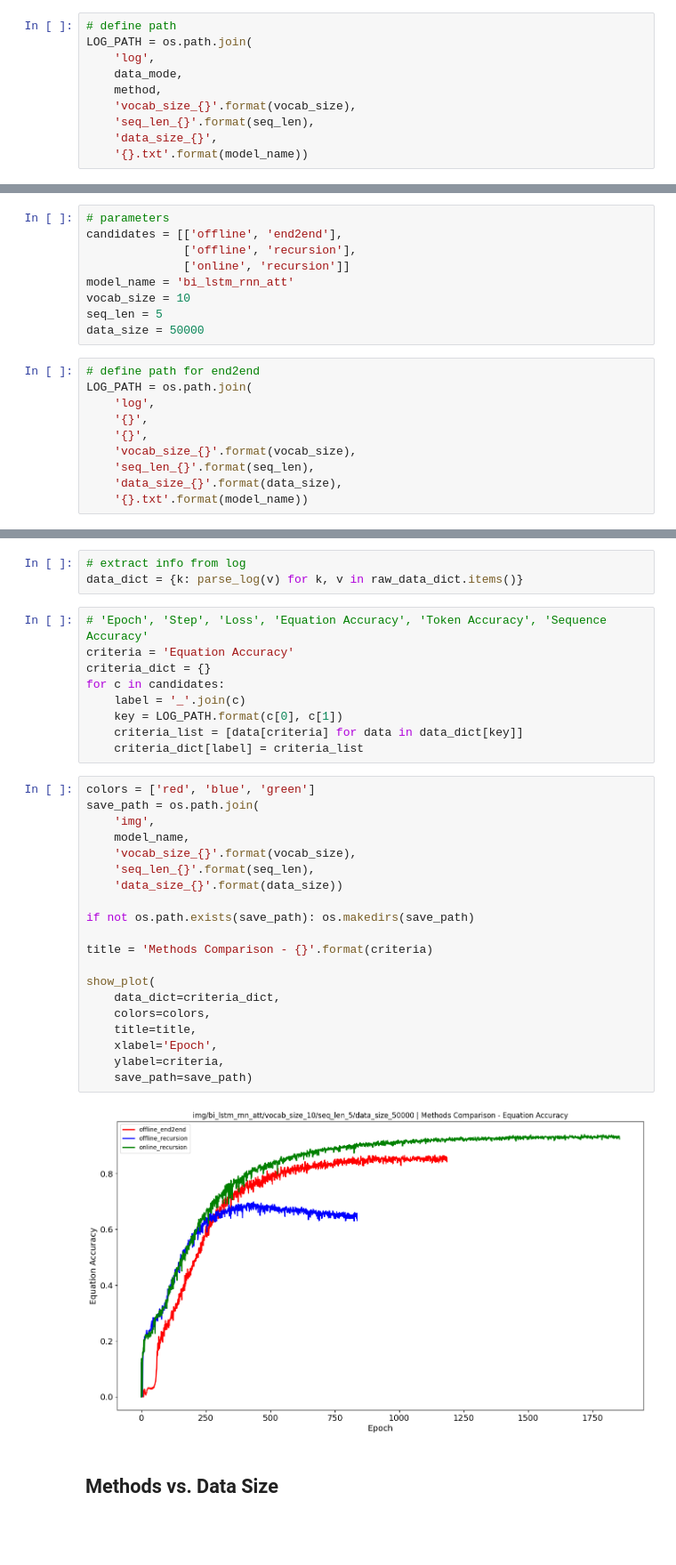
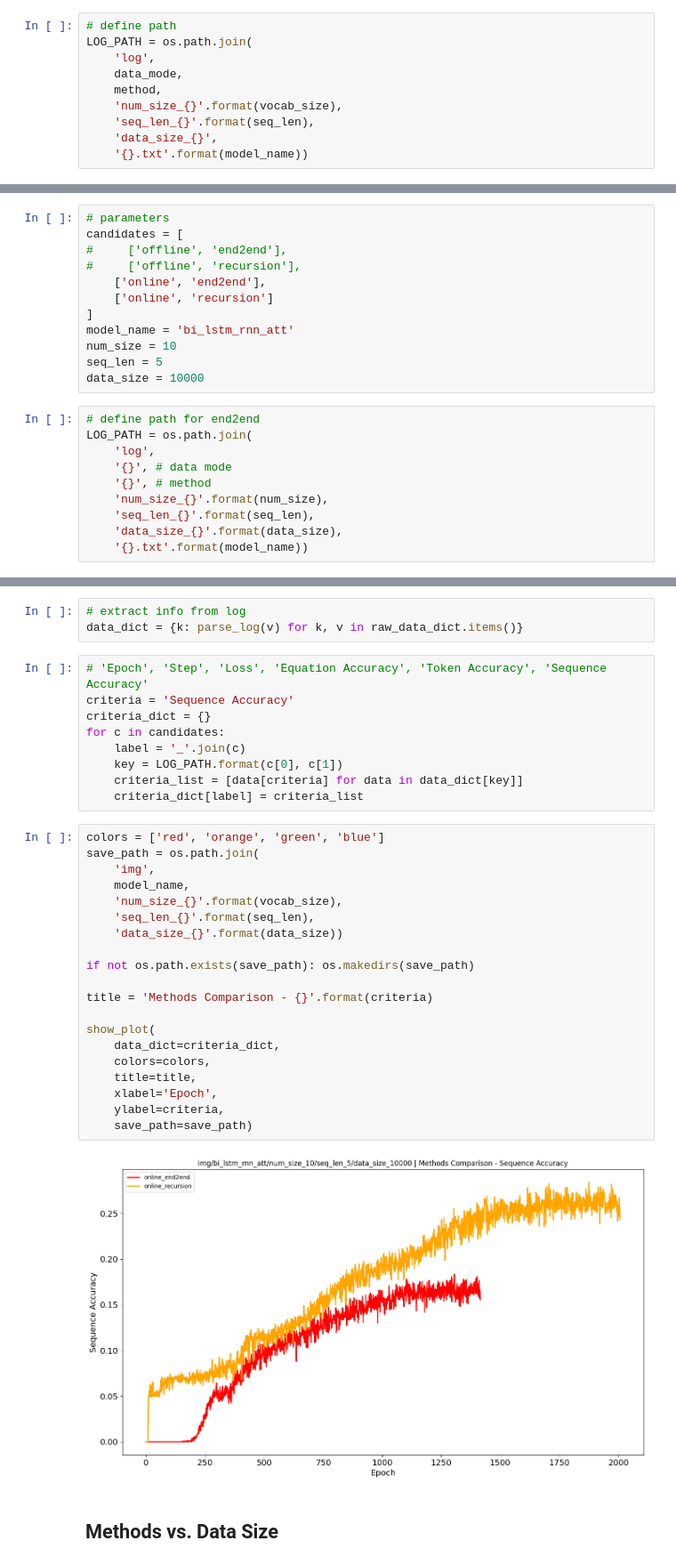
Before and after one commit to ShiningLab/Recurrent-Text-Editing, a Jupyter notebook: main/res/evaluation_plot.ipynb, the cells around one changed output, grey strips where cells are left out. Shown: that part at 89% size. Drawn from its saved outputs; the diff is of its cells as text; blank space fills up the shorter version.

```diff
--- a/main/res/evaluation_plot.ipynb
+++ b/main/res/evaluation_plot.ipynb
@@ -96,7 +96,7 @@ LOG_PATH = os.path.join(
     'log',
     data_mode,
     method,
-    'vocab_size_{}'.format(vocab_size),
+    'num_size_{}'.format(vocab_size),
     'seq_len_{}'.format(seq_len),
     'data_size_{}',
     '{}.txt'.format(model_name))
@@ -152,19 +153,22 @@ show_plot(
 # %%
 # parameters
-candidates = [['offline', 'end2end'],
-              ['offline', 'recursion'],
-              ['online', 'recursion']]
+candidates = [
+#     ['offline', 'end2end'],
+#     ['offline', 'recursion'],
+    ['online', 'end2end'],
+    ['online', 'recursion']
+]
 model_name = 'bi_lstm_rnn_att'
-vocab_size = 10
+num_size = 10
 seq_len = 5
-data_size = 50000
+data_size = 10000
 # %%
 # define path for end2end
 LOG_PATH = os.path.join(
     'log',
-    '{}',
-    '{}',
-    'vocab_size_{}'.format(vocab_size),
+    '{}', # data mode
+    '{}', # method
+    'num_size_{}'.format(num_size),
     'seq_len_{}'.format(seq_len),
     'data_size_{}'.format(data_size),
     '{}.txt'.format(model_name))
@@ -184,7 +187,7 @@ log/online/recursion/vocab_size_10/seq_len_5/data_size_50000/bi_lstm_rnn_att.txt
 data_dict = {k: parse_log(v) for k, v in raw_data_dict.items()}
 # %%
 # 'Epoch', 'Step', 'Loss', 'Equation Accuracy', 'Token Accuracy', 'Sequence Accuracy'
-criteria = 'Equation Accuracy'
+criteria = 'Sequence Accuracy'
 criteria_dict = {}
 for c in candidates:
     label = '_'.join(c)
@@ -192,27 +195,27 @@ for c in candidates:
     criteria_list = [data[criteria] for data in data_dict[key]]
     criteria_dict[label] = criteria_list
 # %%
-colors = ['red', 'blue', 'green']
+colors = ['red', 'orange', 'green', 'blue']
 save_path = os.path.join(
     'img',
     model_name,
-    'vocab_size_{}'.format(vocab_size),
+    'num_size_{}'.format(vocab_size),
     'seq_len_{}'.format(seq_len),
     'data_size_{}'.format(data_size))
 
 if not os.path.exists(save_path): os.makedirs(save_path)
 
 title = 'Methods Comparison - {}'.format(criteria)
 
 show_plot(
     data_dict=criteria_dict,
     colors=colors,
     title=title,
     xlabel='Epoch',
     ylabel=criteria,
     save_path=save_path)
 # %% [output]
-[figure, old version]
+[figure, new version]
 # %% [markdown]
 ## Methods vs. Data Size
 # %%
```
Also changed, not shown: parts of 11 cells of this notebook, 27 other files.
